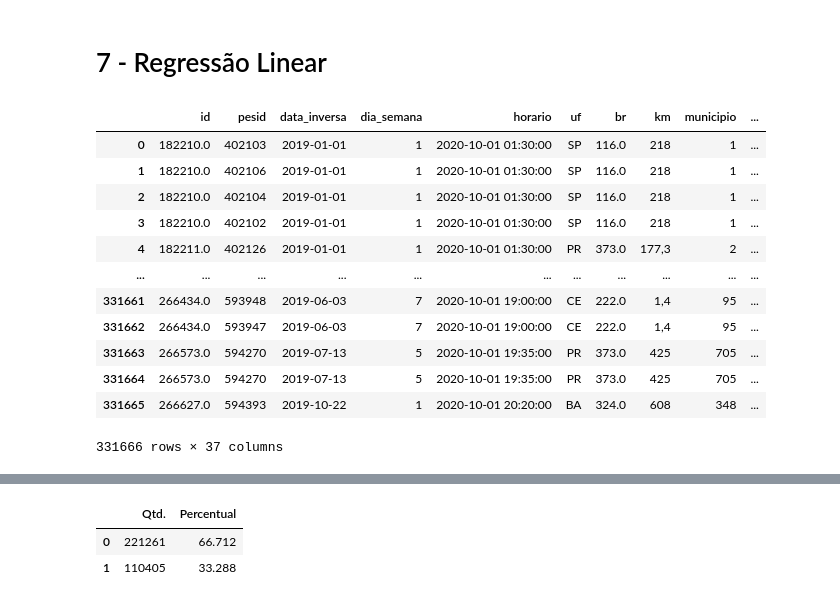
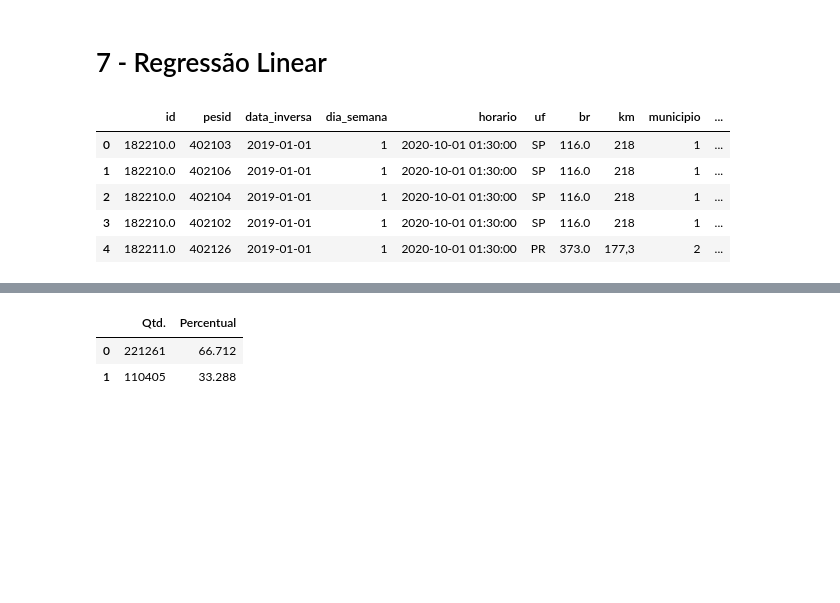
Before and after one commit to RenoirSampaio/DS-FinalProject, a Jupyter notebook: DS_FinalProject.ipynb, the cells around one changed output, grey strips where cells are left out. Drawn from its saved outputs; the diff is of its cells as text; code cells hidden in the pictures; blank space fills up the shorter version.

```diff
--- a/DS_FinalProject.ipynb
+++ b/DS_FinalProject.ipynb
@@ -483,20 +482,13 @@ df_remove = df_aux.loc[(df['br'] == 0) | (df['idade'] == 0)]
 df_novo = df_aux.drop(df_remove.index)
-# %%
-df_aux
-# %% [output]
-|  | id | pesid | data_inversa | dia_semana | horario | uf | br | km | municipio | ... |
-| 0 | 182210.0 | 402103 | 2019-01-01 | 1 | 2020-10-01 01:30:00 | SP | 116.0 | 218 | 1 | ... |
-| 1 | 182210.0 | 402106 | 2019-01-01 | 1 | 2020-10-01 01:30:00 | SP | 116.0 | 218 | 1 | ... |
-| 2 | 182210.0 | 402104 | 2019-01-01 | 1 | 2020-10-01 01:30:00 | SP | 116.0 | 218 | 1 | ... |
-| 3 | 182210.0 | 402102 | 2019-01-01 | 1 | 2020-10-01 01:30:00 | SP | 116.0 | 218 | 1 | ... |
-| 4 | 182211.0 | 402126 | 2019-01-01 | 1 | 2020-10-01 01:30:00 | PR | 373.0 | 177,3 | 2 | ... |
-| ... | ... | ... | ... | ... | ... | ... | ... | ... | ... | ... |
-| 331661 | 266434.0 | 593948 | 2019-06-03 | 7 | 2020-10-01 19:00:00 | CE | 222.0 | 1,4 | 95 | ... |
-| 331662 | 266434.0 | 593947 | 2019-06-03 | 7 | 2020-10-01 19:00:00 | CE | 222.0 | 1,4 | 95 | ... |
-| 331663 | 266573.0 | 594270 | 2019-07-13 | 5 | 2020-10-01 19:35:00 | PR | 373.0 | 425 | 705 | ... |
-| 331664 | 266573.0 | 594270 | 2019-07-13 | 5 | 2020-10-01 19:35:00 | PR | 373.0 | 425 | 705 | ... |
-| 331665 | 266627.0 | 594393 | 2019-10-22 | 1 | 2020-10-01 20:20:00 | BA | 324.0 | 608 | 348 | ... |
-331666 rows × 37 columns
+# %%
+df_novo.head(5)
+# %% [output]
+|  | id | pesid | data_inversa | dia_semana | horario | uf | br | km | municipio | ... |
+| 0 | 182210.0 | 402103 | 2019-01-01 | 1 | 2020-10-01 01:30:00 | SP | 116.0 | 218 | 1 | ... |
+| 1 | 182210.0 | 402106 | 2019-01-01 | 1 | 2020-10-01 01:30:00 | SP | 116.0 | 218 | 1 | ... |
+| 2 | 182210.0 | 402104 | 2019-01-01 | 1 | 2020-10-01 01:30:00 | SP | 116.0 | 218 | 1 | ... |
+| 3 | 182210.0 | 402102 | 2019-01-01 | 1 | 2020-10-01 01:30:00 | SP | 116.0 | 218 | 1 | ... |
+| 4 | 182211.0 | 402126 | 2019-01-01 | 1 | 2020-10-01 01:30:00 | PR | 373.0 | 177,3 | 2 | ... |
 # %%
 from sklearn.linear_model import LinearRegression
 from sklearn.datasets import make_regression
```
Also changed, not shown: parts of 22 cells of this notebook.
